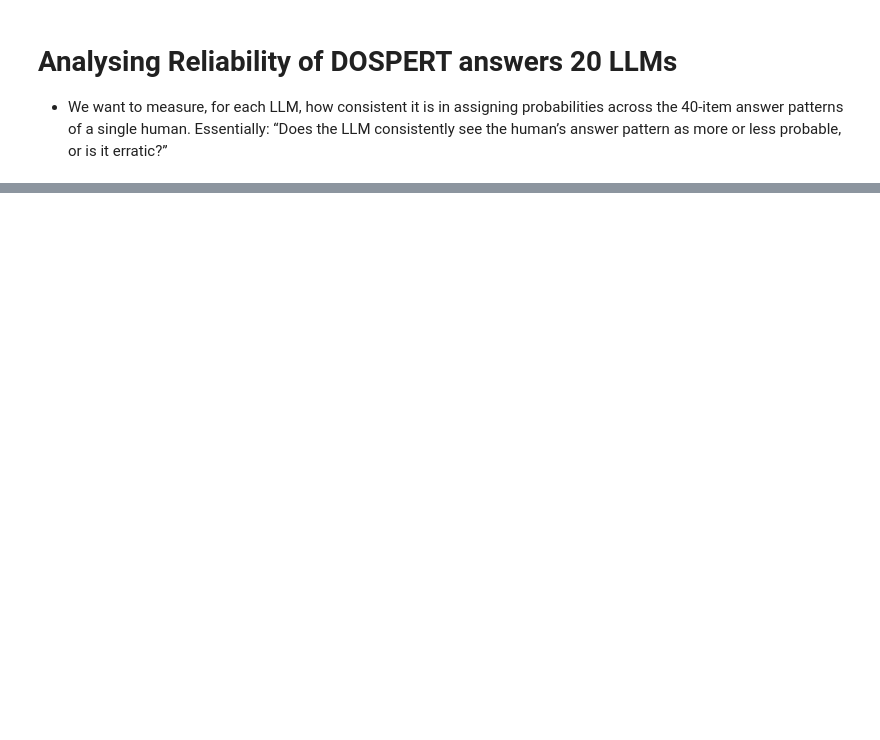
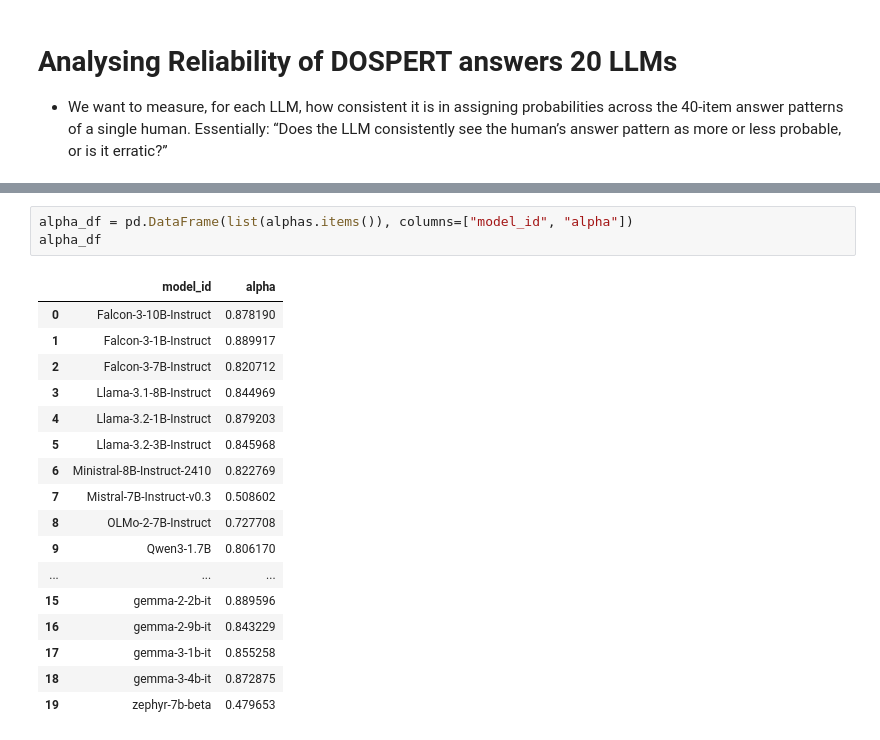
Before and after one commit to jelenameyer/LLMBehaviourGeneralizability, a Jupyter notebook: analysisScripts/survey_data_analysis/survey_data_anal.ipynb, the cells around one changed output, grey strips where cells are left out. Drawn from its saved outputs; the diff is of its cells as text; blank space fills up the shorter version.

```diff
--- a/analysisScripts/survey_data_analysis/survey_data_anal.ipynb
+++ b/analysisScripts/survey_data_analysis/survey_data_anal.ipynb
@@ -48,0 +127,21 @@ OLMo-2-7B-Instruct DataFrame loaded
+# %%
+alpha_df = pd.DataFrame(list(alphas.items()), columns=["model_id", "alpha"])
+alpha_df
+# %% [output]
+|  | model_id | alpha |
+| 0 | Falcon-3-10B-Instruct | 0.878190 |
+| 1 | Falcon-3-1B-Instruct | 0.889917 |
+| 2 | Falcon-3-7B-Instruct | 0.820712 |
+| 3 | Llama-3.1-8B-Instruct | 0.844969 |
+| 4 | Llama-3.2-1B-Instruct | 0.879203 |
+| 5 | Llama-3.2-3B-Instruct | 0.845968 |
+| 6 | Ministral-8B-Instruct-2410 | 0.822769 |
+| 7 | Mistral-7B-Instruct-v0.3 | 0.508602 |
+| 8 | OLMo-2-7B-Instruct | 0.727708 |
+| 9 | Qwen3-1.7B | 0.806170 |
+| ... | ... | ... |
+| 15 | gemma-2-2b-it | 0.889596 |
+| 16 | gemma-2-9b-it | 0.843229 |
+| 17 | gemma-3-1b-it | 0.855258 |
+| 18 | gemma-3-4b-it | 0.872875 |
+| 19 | zephyr-7b-beta | 0.479653 |
```
Also changed, not shown: parts of 6 cells of this notebook.
